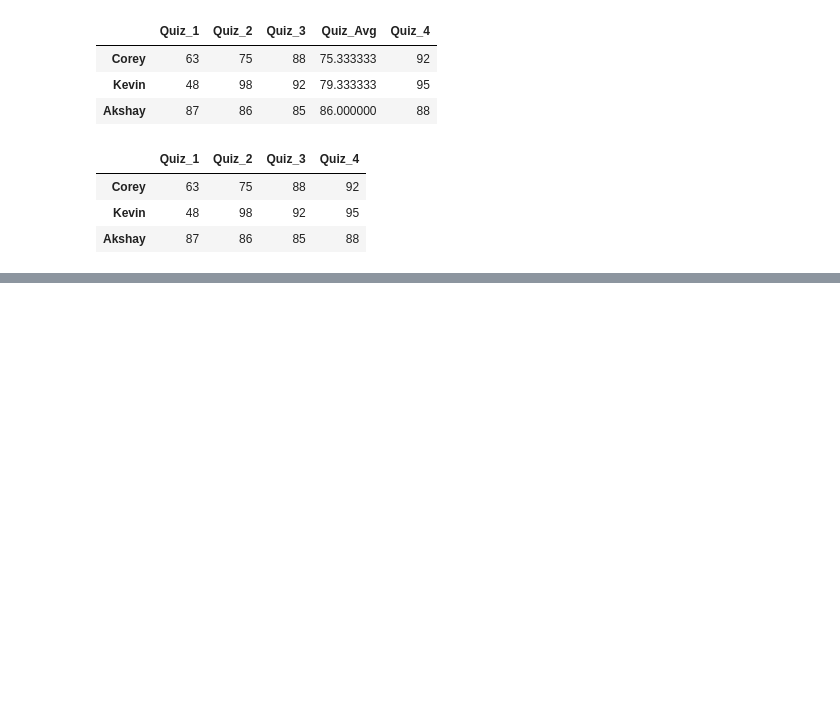
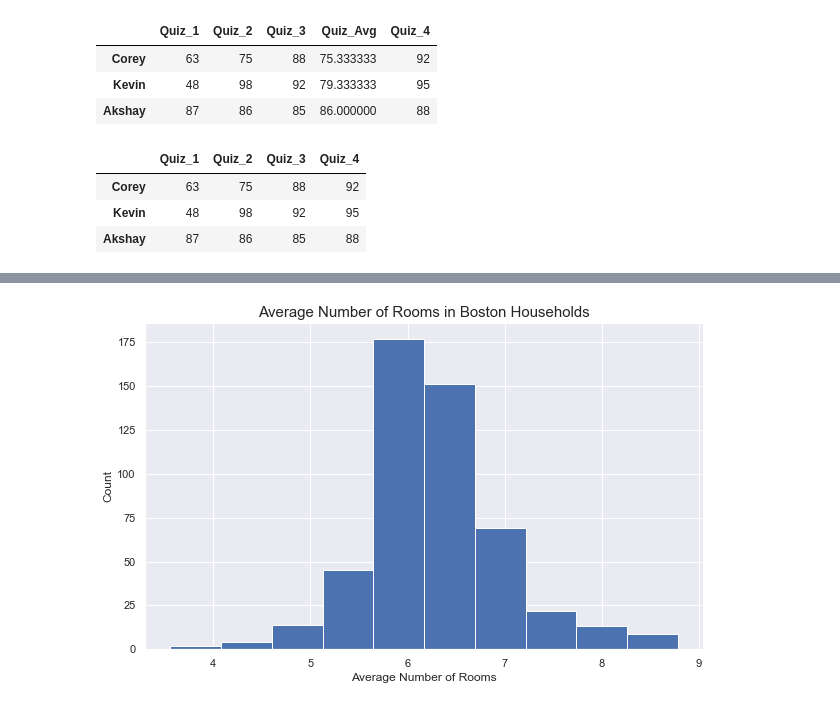
Before and after one commit to KingNonso/python-workshop, a Jupyter notebook: 10. Data Analytics - Pandas.ipynb, the cells around one changed output, grey strips where cells are left out. Saved outputs shown, nothing was run; the diff lists cells and outputs as text; code cells hidden in the pictures; blank space fills up the shorter version.

```diff
--- a/10. Data Analytics - Pandas.ipynb
+++ b/10. Data Analytics - Pandas.ipynb
@@ -129,0 +288,13 @@ df
+# %%
+def my_hist(column, title, xlab, ylab):
+    plt.figure(figsize=(10,6))
+    plt.hist(column)
+    plt.title(title, fontsize=15)
+    plt.xlabel(xlab)
+    plt.ylabel(ylab)
+    plt.savefig(title, dpi=300)
+    plt.show()
+# %%
+my_hist(housing_df['RM'], 'Average Number of Rooms in Boston Households', 'Average Number of Rooms', 'Count')
+# %% [output]
+[figure, added]
```
Also changed, not shown: parts of 29 cells of this notebook, 5 other files.
